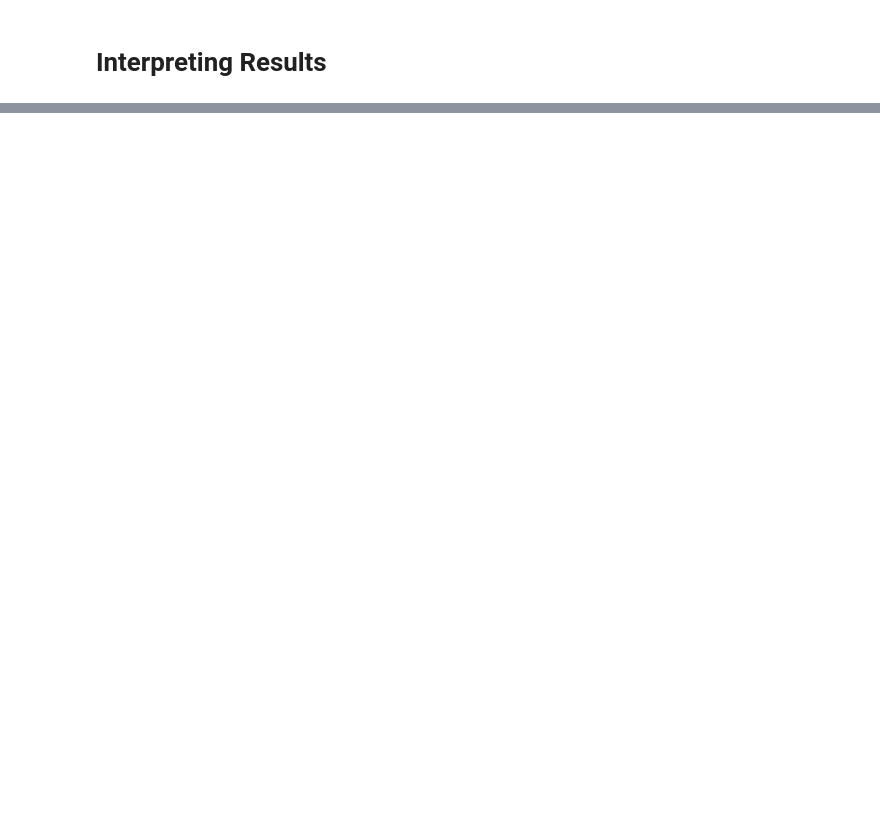
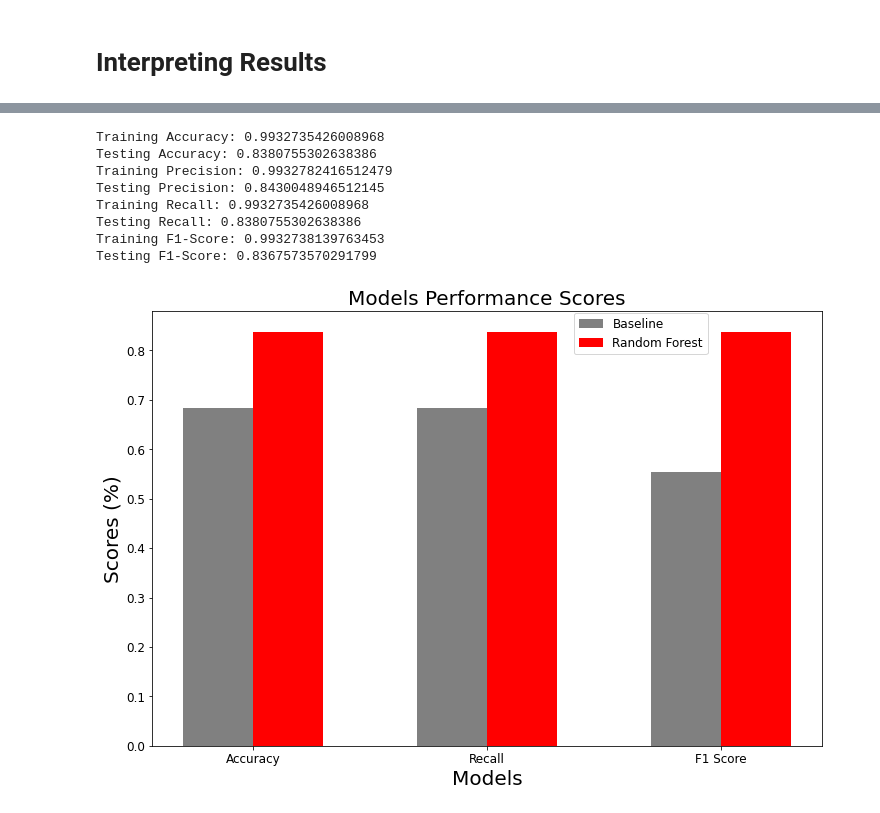
Before and after one commit to KeananG/ClassiFire, a Jupyter notebook: Modeling.ipynb, the cells around one changed output, grey strips where cells are left out. Cells and saved outputs as stored; diff of their text form; code cells hidden in the pictures; blank space fills up the shorter version.

```diff
--- a/Modeling.ipynb
+++ b/Modeling.ipynb
@@ -2275,0 +2510,40 @@ ax.set_ylabel('Importance', fontsize=15);
+# %%
+fig, ax = plt.subplots(figsize= (12,8))
+
+fire_model.aprf(test=True, average='weighted')
+
+width = .3
+
+f1 = np.arange(3)
+f2 = [x + width for x in f1]
+
+ax.bar(f1, [baseline.test_recall, baseline.test_accuracy, baseline.test_f1], width, label='Baseline', color='grey')
+
+ax.bar(f2, [fire_model.test_recall, fire_model.test_accuracy, fire_model.test_f1],
+       width, label='Random Forest', color='red')
+
+
+
+
+
+# Add labels and title
+ax.set_xlabel('Models',fontsize=20)
+ax.set_ylabel('Scores (%)',fontsize=20)
+ax.set_title('Models Performance Scores',fontsize=20)
+
+ax.set_xticks(f1 + width/2)
+ax.set_xticklabels(['Accuracy', 'Recall','F1 Score'])
+ax.tick_params(axis='both', which='major', labelsize=12)
+ax.legend(fontsize=12,loc=(.63,.9));
+
+plt.savefig('scores.png', dpi=100, bbox_inches='tight')
+# %% [output]
+Training Accuracy: 0.9932735426008968
+Testing Accuracy: 0.8380755302638386
+Training Precision: 0.9932782416512479
+Testing Precision: 0.8430048946512145
+Training Recall: 0.9932735426008968
+Testing Recall: 0.8380755302638386
+Training F1-Score: 0.9932738139763453
+Testing F1-Score: 0.8367573570291799
+[figure, added]
```
Also changed, not shown: parts of 68 cells of this notebook, 16 other files.
